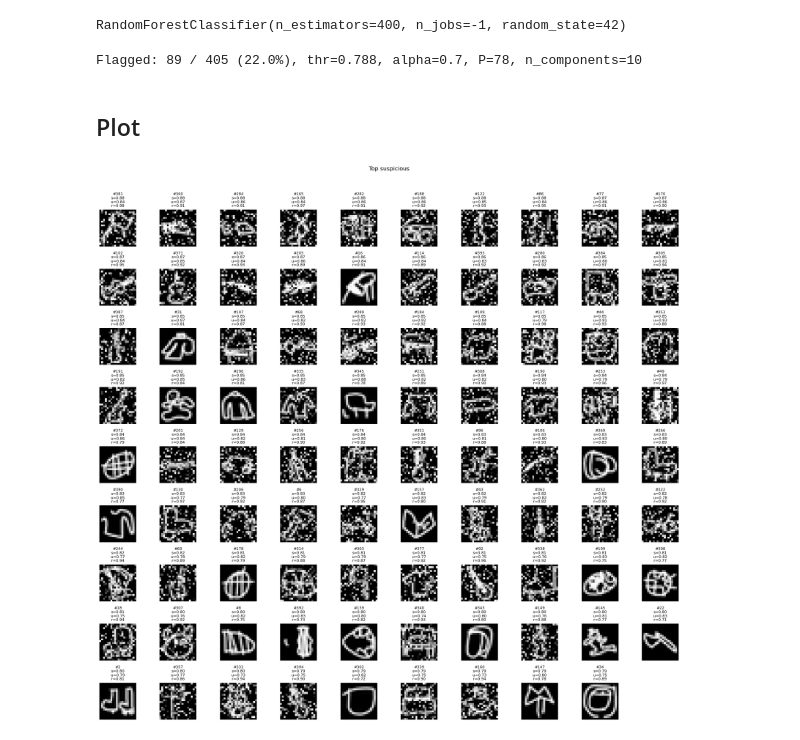
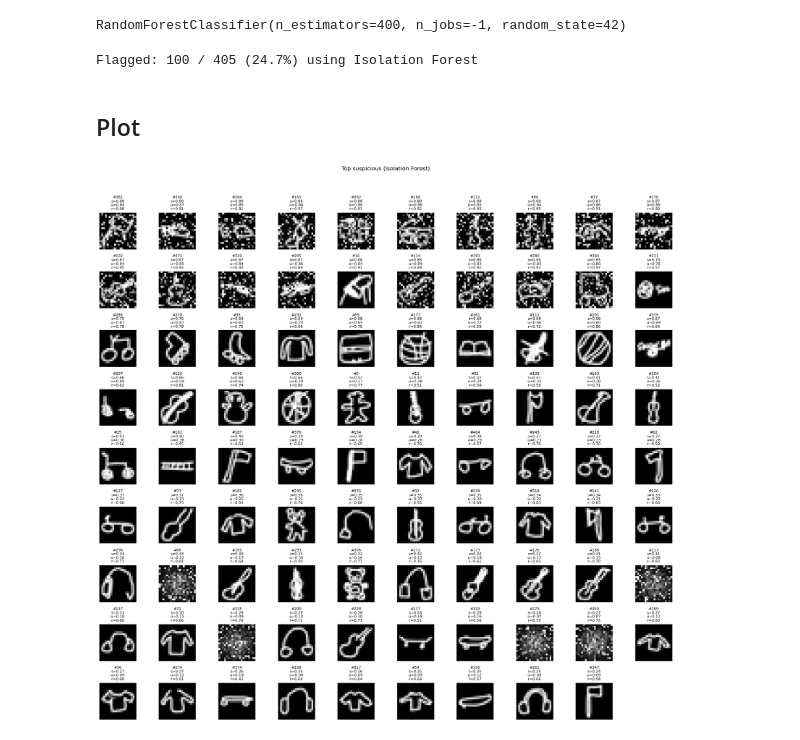
Before and after one commit to MariusReik/Uib_264_Project2, a Jupyter notebook: Task3.ipynb, the cells around one changed output. Drawn from its saved outputs; the diff is of its cells as text; code cells hidden in the pictures.

```diff
--- a/Task3.ipynb
+++ b/Task3.ipynb
@@ -27,48 +29,49 @@ clf.fit(X_tr, y_tr)
 # %% [output]
 RandomForestClassifier(n_estimators=400, n_jobs=-1, random_state=42)
 # %%
-# --- usikkerhet ---
+# --- Model uncertainty ---
 probs = clf.predict_proba(Xc)
-conf  = probs.max(axis=1)
-unc   = 1.0 - conf
+conf = probs.max(axis=1)
+unc = 1.0 - conf  # higher = more uncertain
 
-# --- PCA-rekonstruksjon (tren på rene X) ---
+# --- PCA reconstruction error ---
 n_components = 10
 pca = PCA(n_components=n_components, random_state=42).fit(X)
 Xc_rec = pca.inverse_transform(pca.transform(Xc))
-re = np.mean((Xc - Xc_rec)**2, axis=1)
+re = np.mean((Xc - Xc_rec) ** 2, axis=1)
 re = np.log1p(re)
 re_n = (re - re.min()) / (re.max() - re.min() + 1e-8)
 
-# --- score = vektet kombinasjon ---
+# --- Combine uncertainty and reconstruction error ---
 alpha = 0.7
-score = alpha*unc + (1-alpha)*re_n
+score = alpha * unc + (1 - alpha) * re_n
+score = score.reshape(-1, 1)
 
-# --- terskel ---
-P = 78  # 89 ≈ 22%
-thr = np.percentile(score, P)
-suspect_idx = np.where(score >= thr)[0]
-print(f"Flagged: {len(suspect_idx)} / {len(Xc)} ({100*len(suspect_idx)/len(Xc):.1f}%), thr={thr:.3f}, alpha={alpha}, P={P}, n_components={n_components}")
+# --- Isolation Forest for anomaly detection ---
+iso = IsolationForest(contamination=0.25, random_state=42) #contamination = auto flags 120 images
+labels = iso.fit_predict(score)  # -1 = anomaly, 1 = normal
+suspect_idx = np.where(labels == -1)[0]
+
+print(f"Flagged: {len(suspect_idx)} / {len(Xc)} ({100 * len(suspect_idx) / len(Xc):.1f}%) using Isolation Forest")
 # %% [output]
-Flagged: 89 / 405 (22.0%), thr=0.788, alpha=0.7, P=78, n_components=10
+Flagged: 100 / 405 (24.7%) using Isolation Forest
 # %% [markdown]
 ## Plot
 # %%
-import math
+# --- Visualize top suspicious images ---
+top_idx = suspect_idx[np.argsort(score[suspect_idx].ravel())[::-1]]
 
-top_idx = np.argsort(score)[::-1][:89]
+cols = 10
+rows = math.ceil(len(top_idx) / cols)
 
-cols = 10                               # velg kolonner
-rows = math.ceil(len(top_idx) / cols)   # nok rader
-
-plt.figure(figsize=(cols*1.8, rows*1.8))
-for i, k in enumerate(top_idx, 1):
+plt.figure(figsize=(cols * 1.8, rows * 1.8))
+for i, k in enumerate(top_idx[:89], 1):  # show top 89
     plt.subplot(rows, cols, i)
-    plt.imshow(Xc[k].reshape(20,20), cmap="gray", vmin=0, vmax=255)
-    plt.title(f"#{k}\ns={score[k]:.2f}\nu={unc[k]:.2f}\nr={re_n[k]:.2f}", fontsize=8)
+    plt.imshow(Xc[k].reshape(20, 20), cmap="gray", vmin=0, vmax=255)
+    plt.title(f"#{k}\ns={score[k][0]:.2f}\nu={unc[k]:.2f}\nr={re_n[k]:.2f}", fontsize=8)
     plt.axis("off")
-plt.suptitle("Top suspicious", y=1.02)
+plt.suptitle("Top suspicious (Isolation Forest)", y=1.02)
 plt.tight_layout()
 plt.show()
 # %% [output]
-[figure, old version]
+[figure, new version]
```
Also changed, not shown: parts of 3 cells of this notebook, 1 other file.
